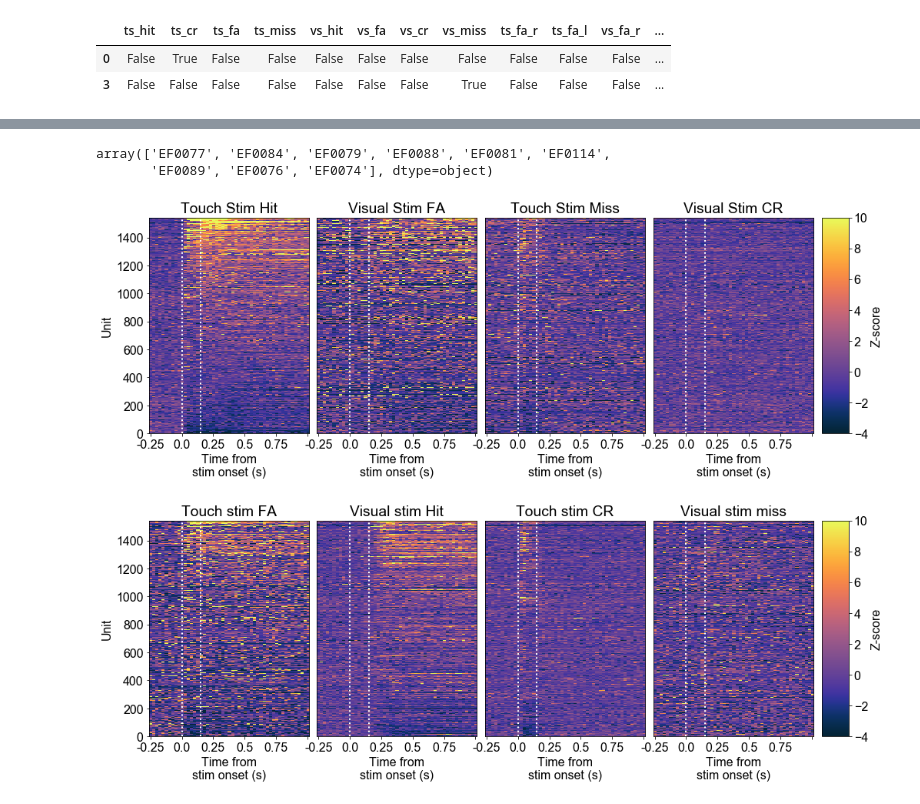
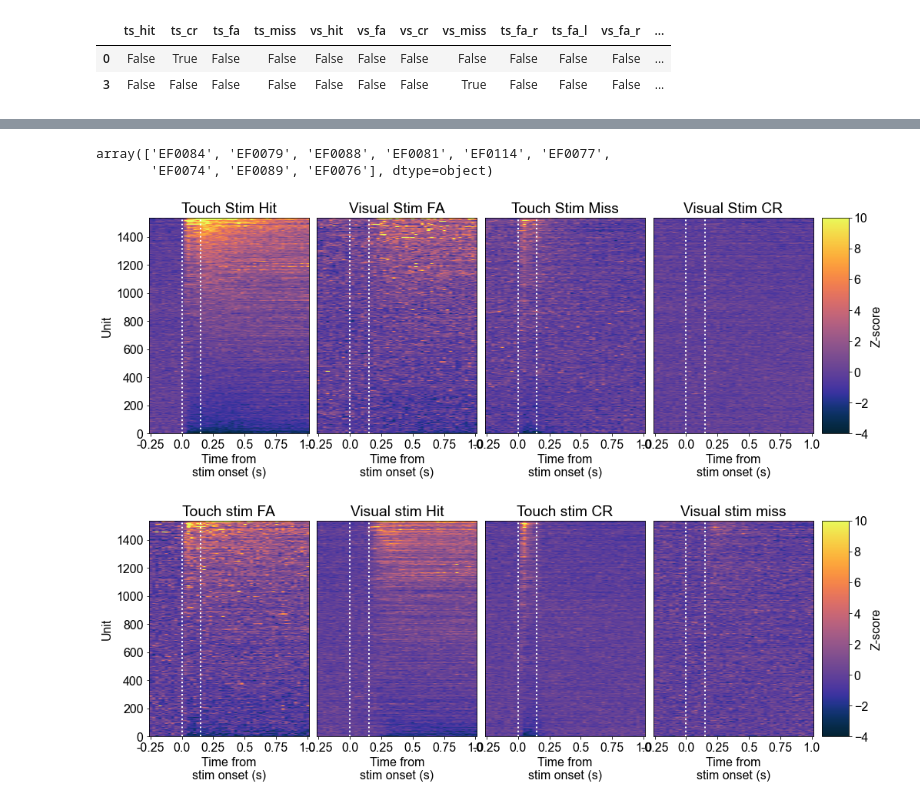
Before and after one commit to oconnorlab/Finkel_et_al_2024, a Jupyter notebook: Figure2/Figure2_zscore_heatmaps.ipynb, the cells around one changed output, grey strips where cells are left out. Drawn from its saved outputs; the diff is of its cells as text; code cells hidden in the pictures.

Commit message:
Add Eric's additional code

```diff
--- a/Figure2/Figure2_zscore_heatmaps.ipynb
+++ b/Figure2/Figure2_zscore_heatmaps.ipynb
@@ -74,5 +84,5 @@ mpl.rcParams['ps.fonttype'] = 42
 # %%
-data_directory = r'C:\Users\efink\Documents\DATA\Crossmodal_only'
+data_directory = r'C:\Users\Eric\Documents\09-12-2021\DATA\Crossmodal_only'
 log_df, unit_key_df = utils.load_data(data_directory)
 # %%
 bin_size = 0.025 ## will be used for many calculations below!!
@@ -270,8 +290,8 @@ cont_grps = log_df[['mouse_name', 'contingency']].drop_duplicates().groupby('con
 sub_map2 = sub_map.merge(cont_grps.get_group('fwd'), on = 'mouse_name', how = 'inner').sort_values('activation_resp')
 sub_map2['mouse_name'].unique()
 # %% [output]
-array(['EF0077', 'EF0084', 'EF0079', 'EF0088', 'EF0081', 'EF0114',
-       'EF0089', 'EF0076', 'EF0074'], dtype=object)
+array(['EF0084', 'EF0079', 'EF0088', 'EF0081', 'EF0114', 'EF0077',
+       'EF0074', 'EF0089', 'EF0076'], dtype=object)
 # %%
 mpl.close('all')
 columns = ['Touch Stim Hit(z_score)', 'Visual Stim FA(z_score)', 'Touch Stim Miss(z_score)','Visual Stim CR(z_score)']
@@ -279,28 +299,28 @@ data = {}
 cmap = cmocean.cm.thermal
 colors = cmap
 for z_map in columns:
-    data[z_map] = pd.DataFrame(np.stack(sub_map2[z_map].as_matrix()))
+    data[z_map] = pd.DataFrame(np.stack(sub_map2[z_map].values))
 titles = ('Touch Stim Hit', 'Visual Stim FA', 'Touch Stim Miss','Visual Stim CR')
-fig2b_supp1 = pu.create_heatmap(data, columns, colors, titles, [-0.25,1], [-4,10], 0.025)
+fig2b_supp1 = pu.create_heatmap(data, columns, colors, titles, [-0.25,1.00001], [-4,10], 0.025)
 fig2b_supp1.set_size_inches(16,5)
 # fig2b_supp1.savefig('fig2b_fwdcontingency_heatmap.pdf', format = 'pdf', dpi = 900)
 # %% [output]
-[figure, old version]
+[figure, new version]
 # %%
 mpl.close('all')
 # sub_map = unit_key_df.sort_values(['activation_resp'], ascending = True)
 colors = cmocean.cm.thermal
 columns = ['Touch Stim FA(z_score)', 'Visual Stim Hit(z_score)', 'Touch Stim CR(z_score)', 'Visual Stim Miss(z_score)']
 data = {}
 
 for z_map in columns:
-    data[z_map] = pd.DataFrame(np.stack(sub_map2[z_map].as_matrix()))
+    data[z_map] = pd.DataFrame(np.stack(sub_map2[z_map].values))
 
 titles = ('Touch stim FA','Visual stim Hit', 'Touch stim CR', 'Visual stim miss')
-fig2b_2 = pu.create_heatmap(data, columns, colors, titles, [-0.25,1], [-4,10], 0.025)
+fig2b_2 = pu.create_heatmap(data, columns, colors, titles, [-0.25,1.00001], [-4,10], 0.025)
 fig2b_2.set_size_inches(16,5)
 
 # fig2b_2.savefig('fig2b_fwdcontingency_heatmap2.pdf', format = 'pdf', dpi = 900)
 # py.iplot(fig, filename= 'Hit_CR_Miss')
 # %% [output]
-[figure, old version]
+[figure, new version]
```
Also changed, not shown: parts of 16 cells of this notebook, 21 other files.
